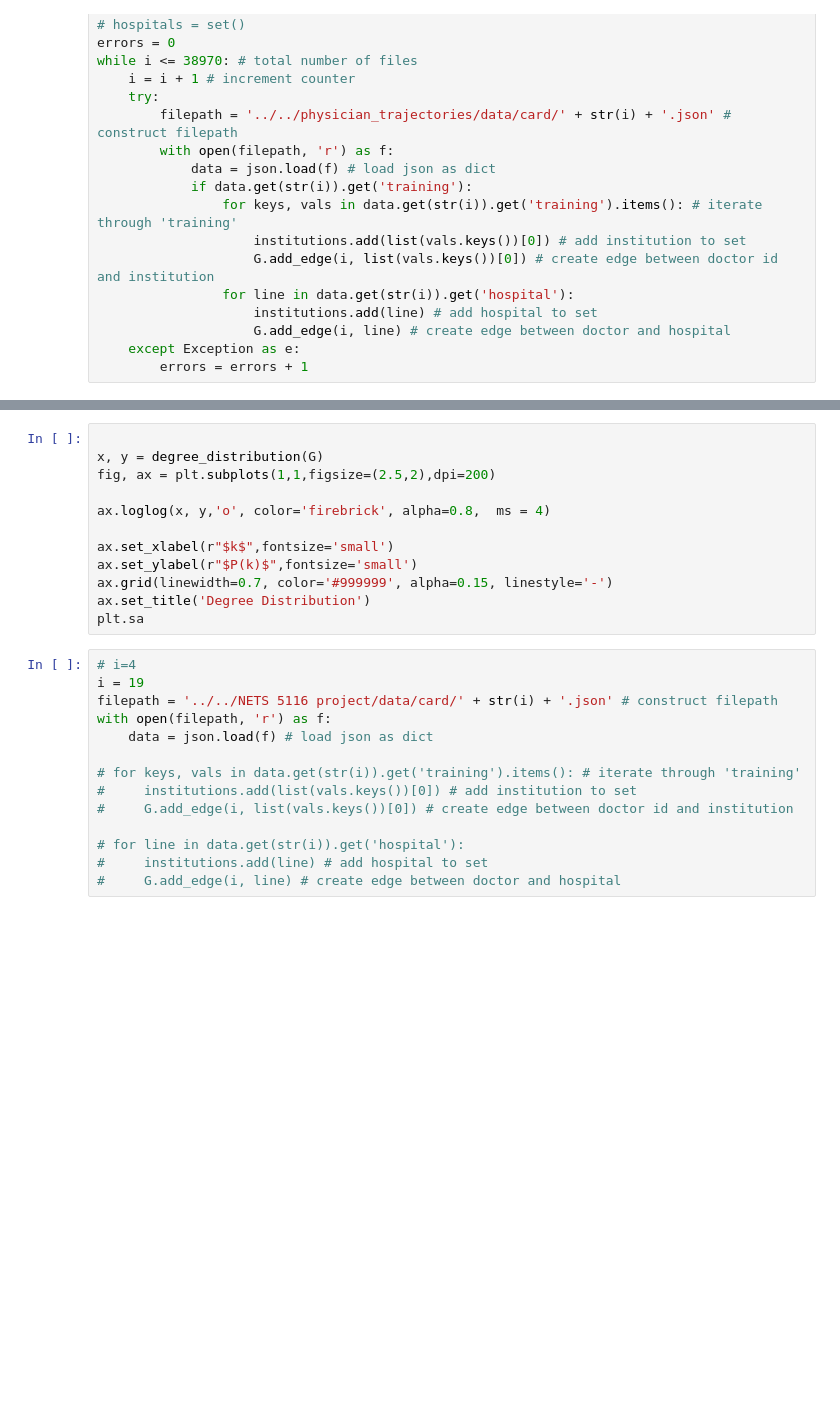
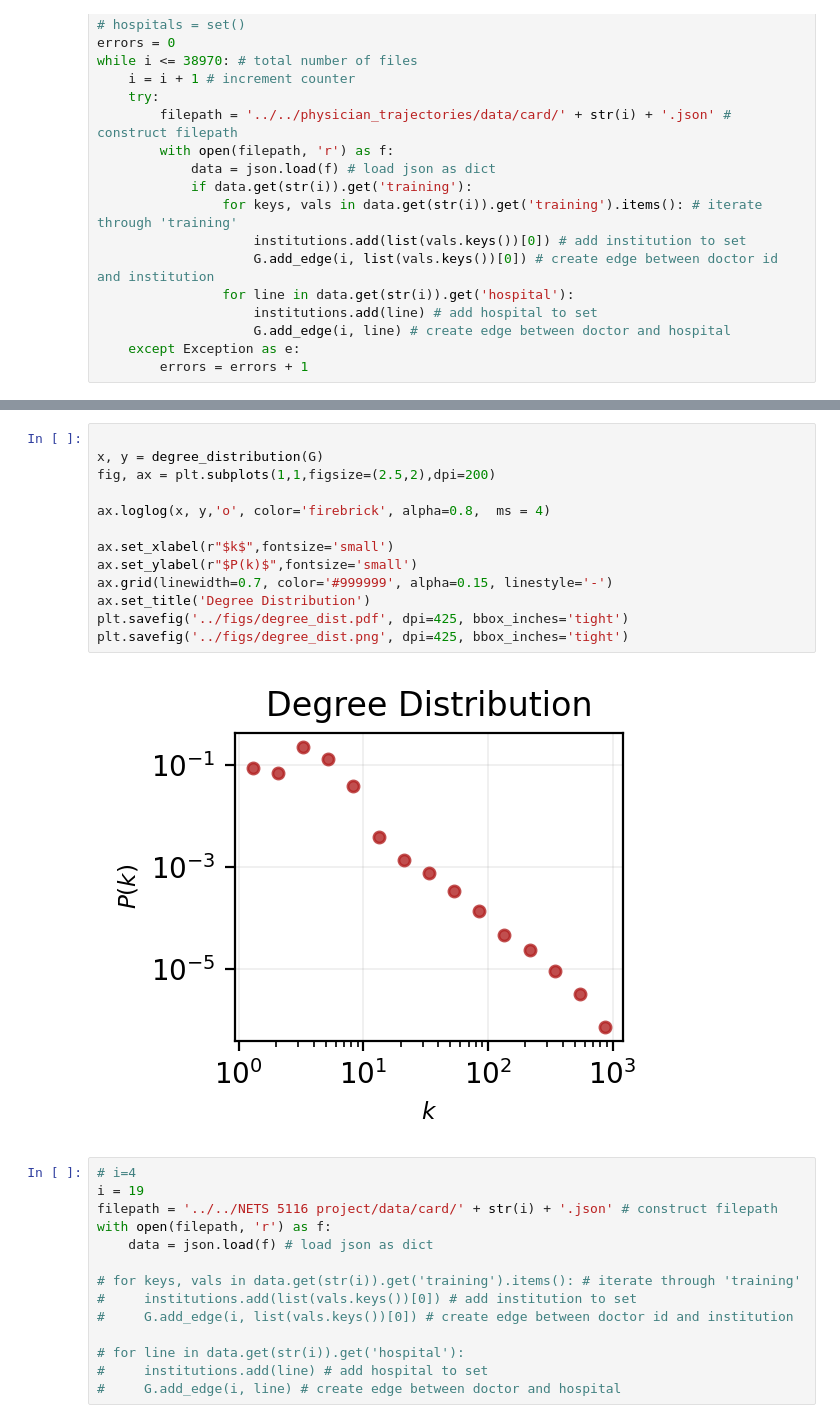
Before and after one commit to nmoghaddas19/physician_trajectories, a Jupyter notebook: code/graph_construction_02.ipynb, the cells around one changed output, grey strips where cells are left out. Drawn from its saved outputs; the diff is of its cells as text; blank space fills up the shorter version.

```diff
--- a/code/graph_construction_02.ipynb
+++ b/code/graph_construction_02.ipynb
@@ -28,15 +105,18 @@ while i <= 38970: # total number of files
 # %%
 
 x, y = degree_distribution(G)
 fig, ax = plt.subplots(1,1,figsize=(2.5,2),dpi=200)
 
 ax.loglog(x, y,'o', color='firebrick', alpha=0.8,  ms = 4)
 
 ax.set_xlabel(r"$k$",fontsize='small')
 ax.set_ylabel(r"$P(k)$",fontsize='small')
 ax.grid(linewidth=0.7, color='#999999', alpha=0.15, linestyle='-')
 ax.set_title('Degree Distribution')
-plt.sa
+plt.savefig('../figs/degree_dist.pdf', dpi=425, bbox_inches='tight')
+plt.savefig('../figs/degree_dist.png', dpi=425, bbox_inches='tight')
+# %% [output]
+[figure, added]
 # %%
 # i=4
 i = 19
```
Also changed, not shown: parts of 4 cells of this notebook, 1 other file.
